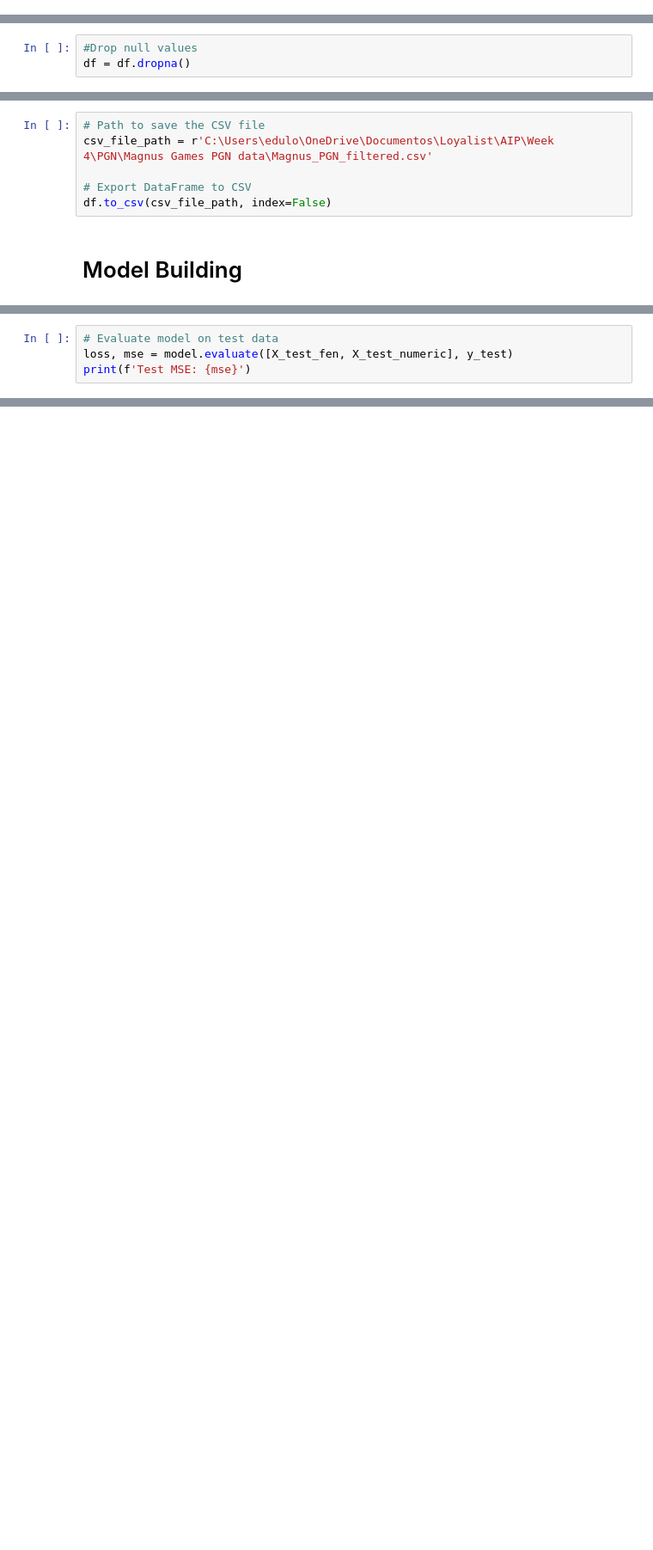
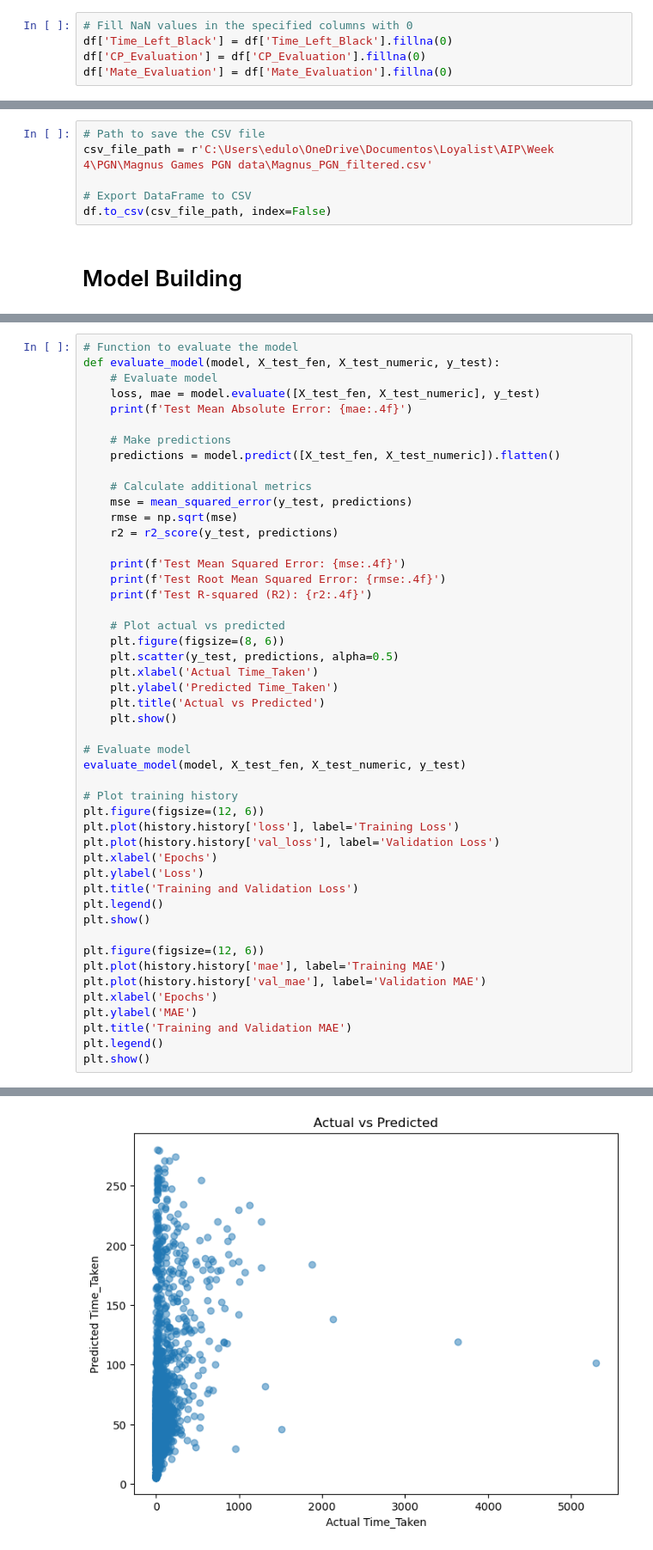
Before and after one commit to RuvinT/Dynasty, a Jupyter notebook: Models/Time Prediction Model - Magnus.ipynb, the cells around one changed output, grey strips where cells are left out. Shown at 86% size. Cells and saved outputs as stored; diff of their text form; blank space fills up the shorter version.

```diff
--- a/Models/Time Prediction Model - Magnus.ipynb
+++ b/Models/Time Prediction Model - Magnus.ipynb
@@ -306 +348,6 @@ Time_Taken          0
 dtype: int64
+# %%
+# Fill NaN values in the specified columns with 0
+df['Time_Left_Black'] = df['Time_Left_Black'].fillna(0)
+df['CP_Evaluation'] = df['CP_Evaluation'].fillna(0)
+df['Mate_Evaluation'] = df['Mate_Evaluation'].fillna(0)
@@ -330,3 +391,0 @@ max    70763.000000
-# %%
-#Drop null values
-df = df.dropna()
@@ -438,4 +399,0 @@ Epoch 10/10
-# %%
-# Evaluate model on test data
-loss, mse = model.evaluate([X_test_fen, X_test_numeric], y_test)
-print(f'Test MSE: {mse}')
@@ -444,0 +487,49 @@ Test MSE: 4.786091267305892e-06
+# %%
+# Function to evaluate the model
+def evaluate_model(model, X_test_fen, X_test_numeric, y_test):
+    # Evaluate model
+    loss, mae = model.evaluate([X_test_fen, X_test_numeric], y_test)
+    print(f'Test Mean Absolute Error: {mae:.4f}')
+
+    # Make predictions
+    predictions = model.predict([X_test_fen, X_test_numeric]).flatten()
+
+    # Calculate additional metrics
+    mse = mean_squared_error(y_test, predictions)
+    rmse = np.sqrt(mse)
+    r2 = r2_score(y_test, predictions)
+
+    print(f'Test Mean Squared Error: {mse:.4f}')
+    print(f'Test Root Mean Squared Error: {rmse:.4f}')
+    print(f'Test R-squared (R2): {r2:.4f}')
+
+    # Plot actual vs predicted
+    plt.figure(figsize=(8, 6))
+    plt.scatter(y_test, predictions, alpha=0.5)
+    plt.xlabel('Actual Time_Taken')
+    plt.ylabel('Predicted Time_Taken')
+    plt.title('Actual vs Predicted')
+    plt.show()
+
+# Evaluate model
+evaluate_model(model, X_test_fen, X_test_numeric, y_test)
+
+# Plot training history
+plt.figure(figsize=(12, 6))
+plt.plot(history.history['loss'], label='Training Loss')
+plt.plot(history.history['val_loss'], label='Validation Loss')
+plt.xlabel('Epochs')
+plt.ylabel('Loss')
+plt.title('Training and Validation Loss')
+plt.legend()
+plt.show()
+
+plt.figure(figsize=(12, 6))
+plt.plot(history.history['mae'], label='Training MAE')
+plt.plot(history.history['val_mae'], label='Validation MAE')
+plt.xlabel('Epochs')
+plt.ylabel('MAE')
+plt.title('Training and Validation MAE')
+plt.legend()
+plt.show()
+# %% [output]
@@ -444,0 +542 @@ Test MSE: 4.786091267305892e-06
+[figure, added]
```
Also changed, not shown: parts of 18 cells of this notebook.
